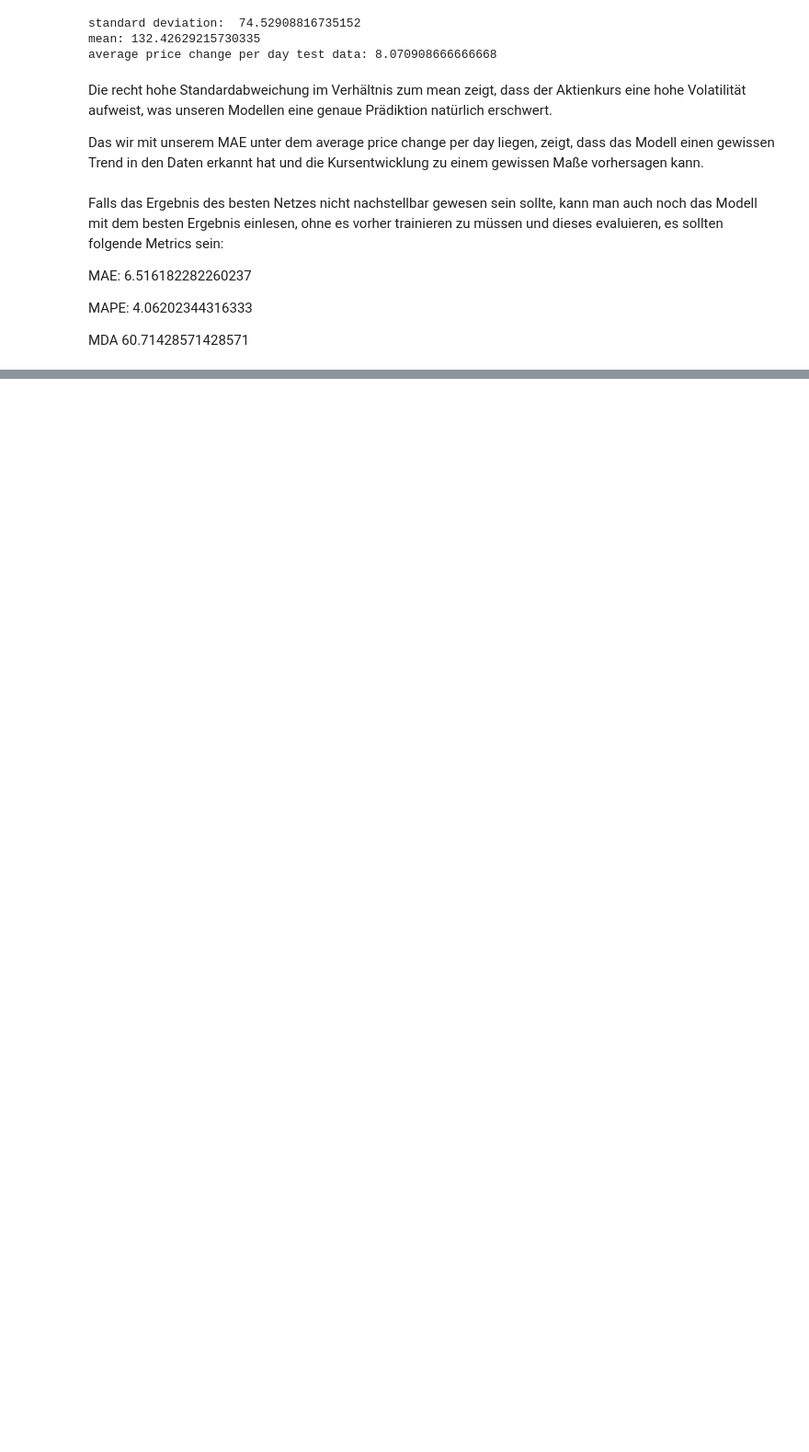
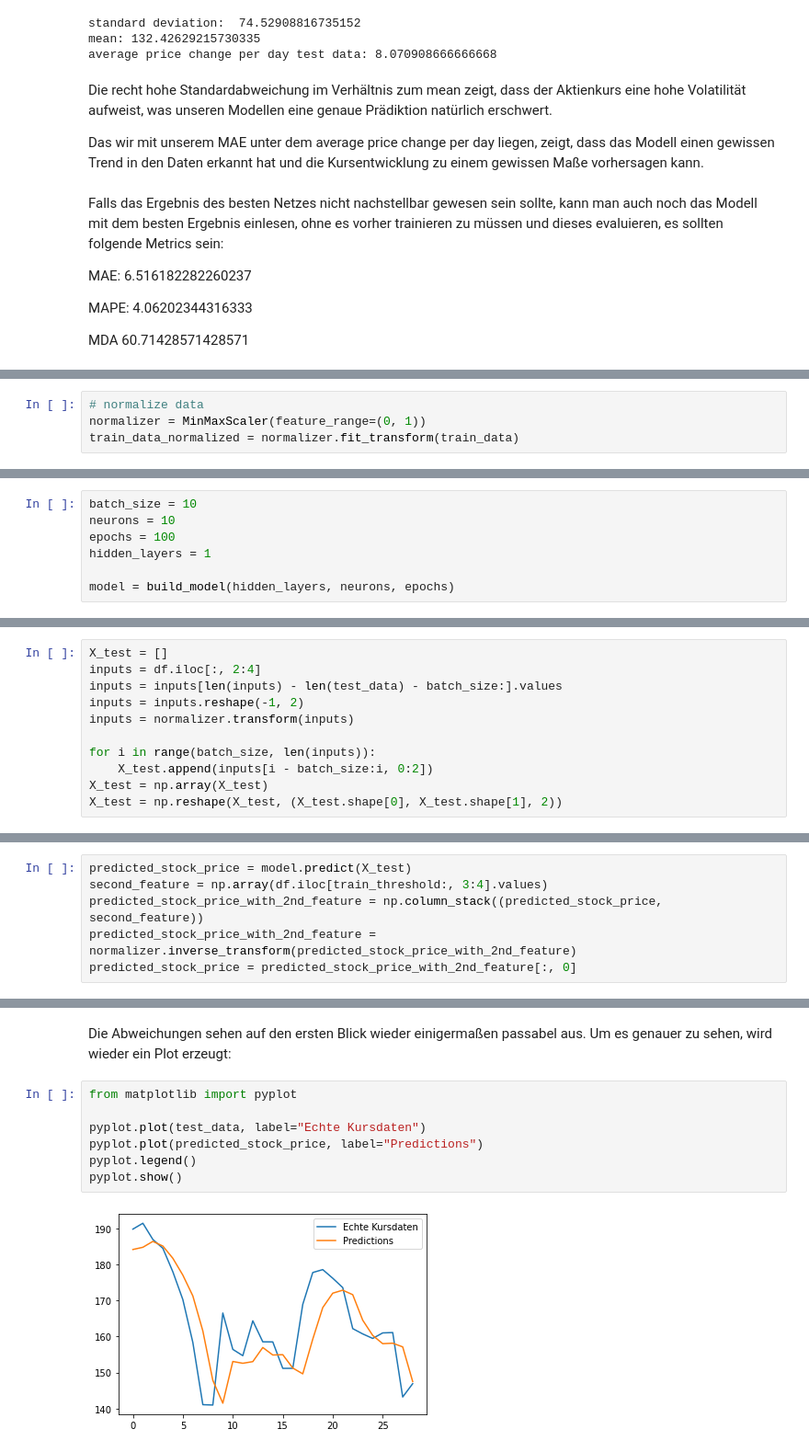
Before and after one commit to Emixeras/gameStopStockPrediction, a Jupyter notebook: notebooks/rnn_prediction_in_python.ipynb, the cells around one changed output, grey strips where cells are left out. Shown: that part at 92% size. Cells and saved outputs as stored; diff of their text form; blank space fills up the shorter version.

```diff
--- a/notebooks/rnn_prediction_in_python.ipynb
+++ b/notebooks/rnn_prediction_in_python.ipynb
@@ -409,0 +454,4 @@ von Postings im wallstreetbets Subreddit, verbessern lässt.
+# %%
+# normalize data
+normalizer = MinMaxScaler(feature_range=(0, 1))
+train_data_normalized = normalizer.fit_transform(train_data)
@@ -409,0 +539,7 @@ von Postings im wallstreetbets Subreddit, verbessern lässt.
+# %%
+batch_size = 10
+neurons = 10
+epochs = 100
+hidden_layers = 1
+
+model = build_model(hidden_layers, neurons, epochs)
@@ -409,0 +570,11 @@ von Postings im wallstreetbets Subreddit, verbessern lässt.
+# %%
+X_test = []
+inputs = df.iloc[:, 2:4]
+inputs = inputs[len(inputs) - len(test_data) - batch_size:].values
+inputs = inputs.reshape(-1, 2)
+inputs = normalizer.transform(inputs)
+
+for i in range(batch_size, len(inputs)):
+    X_test.append(inputs[i - batch_size:i, 0:2])
+X_test = np.array(X_test)
+X_test = np.reshape(X_test, (X_test.shape[0], X_test.shape[1], 2))
@@ -409,0 +586,6 @@ von Postings im wallstreetbets Subreddit, verbessern lässt.
+# %%
+predicted_stock_price = model.predict(X_test)
+second_feature = np.array(df.iloc[train_threshold:, 3:4].values)
+predicted_stock_price_with_2nd_feature = np.column_stack((predicted_stock_price, second_feature))
+predicted_stock_price_with_2nd_feature = normalizer.inverse_transform(predicted_stock_price_with_2nd_feature)
+predicted_stock_price = predicted_stock_price_with_2nd_feature[:, 0]
@@ -409,0 +618,12 @@ von Postings im wallstreetbets Subreddit, verbessern lässt.
+# %% [markdown]
+Die Abweichungen sehen auf den ersten Blick wieder einigermaßen
+passabel aus. Um es genauer zu sehen, wird wieder ein Plot erzeugt:
+# %%
+from matplotlib import pyplot
+
+pyplot.plot(test_data, label="Echte Kursdaten")
+pyplot.plot(predicted_stock_price, label="Predictions")
+pyplot.legend()
+pyplot.show()
+# %% [output]
+[figure, added]
```
Also changed, not shown: parts of 34 cells of this notebook, 3 other files.
